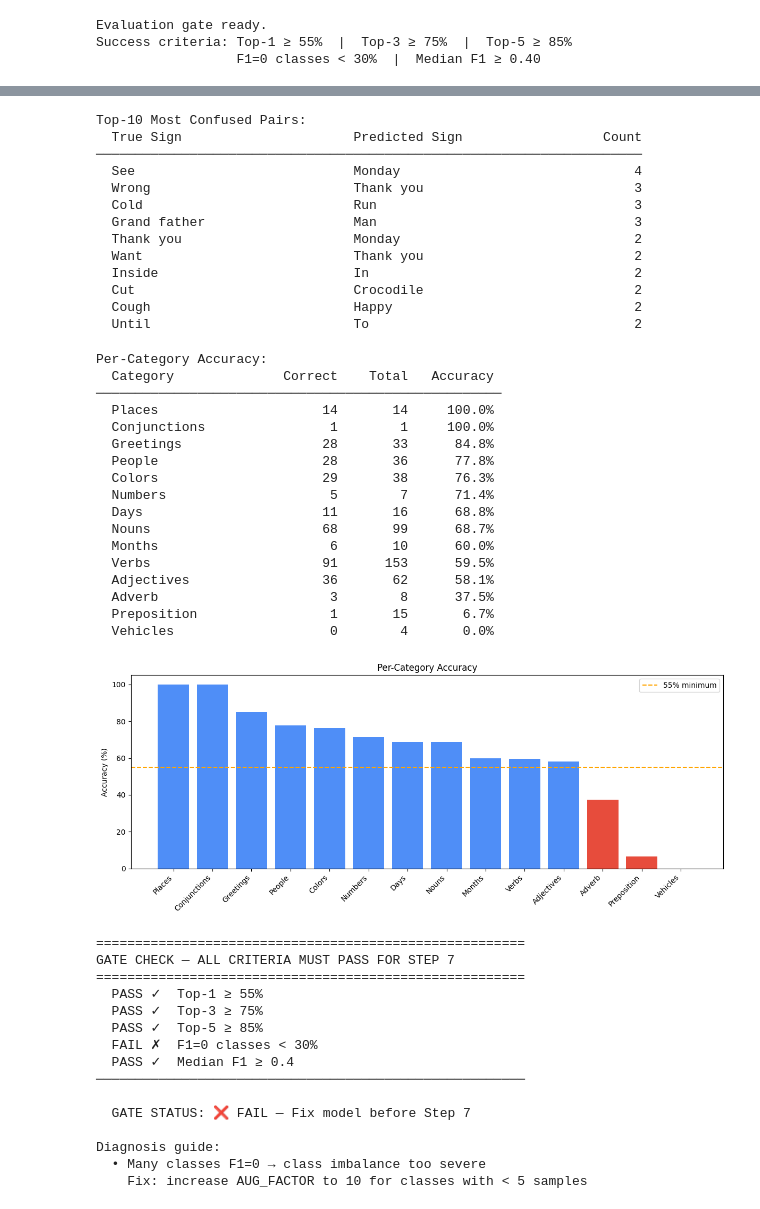
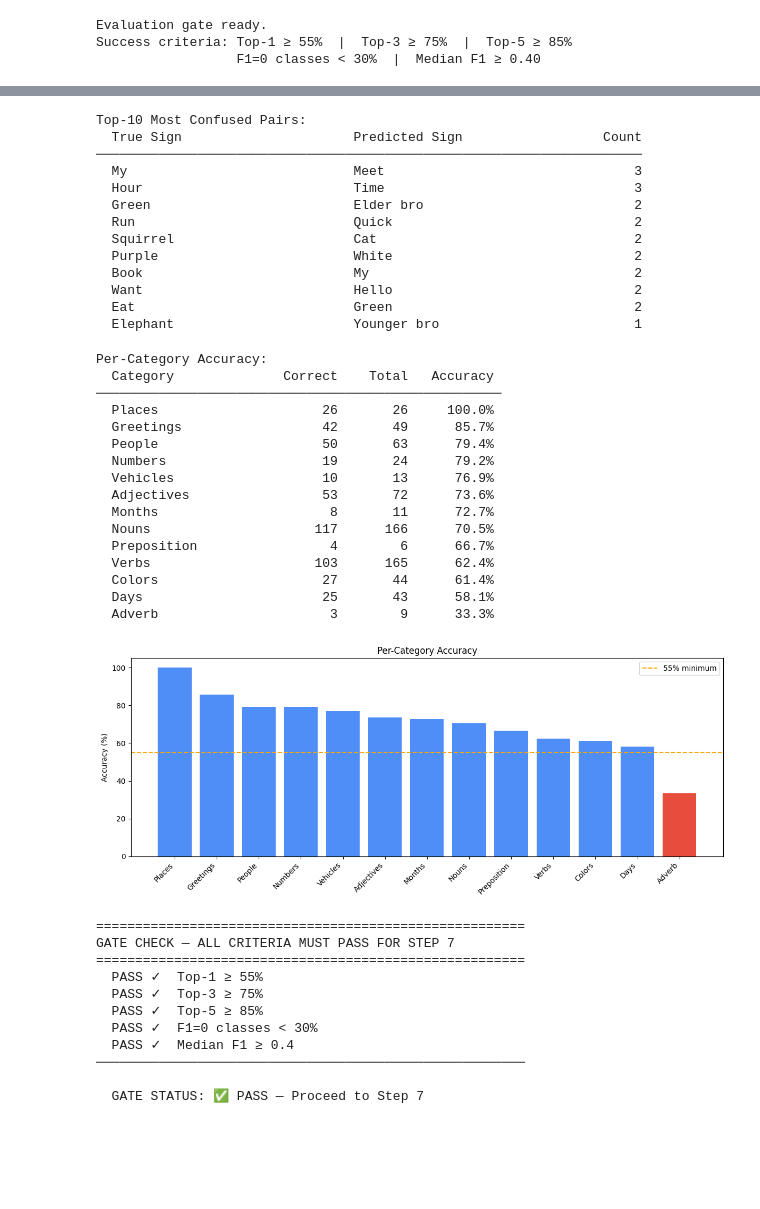
Before and after one commit to SenithuThisas/MudraLearn, a Jupyter notebook: ml/notebooks/08_evaluation.ipynb, the cells around one changed output, grey strips where cells are left out. Drawn from its saved outputs; the diff is of its cells as text; code cells hidden in the pictures; blank space fills up the shorter version.

```diff
--- a/ml/notebooks/08_evaluation.ipynb
+++ b/ml/notebooks/08_evaluation.ipynb
@@ -13,8 +13,8 @@ from sklearn.metrics import classification_report, confusion_matrix, f1_score
 RANDOM_SEED  = 42
 SEQUENCE_LEN = 60
 
-DATA_DIR  = pathlib.Path("../data/hand_v2")
-MODEL_DIR = pathlib.Path("../saved_models/v2")
+DATA_DIR  = pathlib.Path("../data/experiment_170")
+MODEL_DIR = pathlib.Path("../saved_models")
 
 np.random.seed(RANDOM_SEED)
 
@@ -34,7 +34,7 @@ Success criteria: Top-1 ≥ 55%  |  Top-3 ≥ 75%  |  Top-5 ≥ 85%
                   F1=0 classes < 30%  |  Median F1 ≥ 0.40
 # %%
 # Load production candidate
-candidate_path = MODEL_DIR / "mudralearn_v2_candidate.keras"
+candidate_path = MODEL_DIR / "mudralearn_model.keras"
 model = keras.models.load_model(str(candidate_path))
 print(f"Model loaded: {candidate_path}")
 
@@ -43,7 +43,7 @@ X_test = np.load(DATA_DIR / "X_test_hand.npy")
 y_test = np.load(DATA_DIR / "y_test_hand.npy")
 
 # Load label map
-with open(MODEL_DIR / "label_map_v2.json") as f:
+with open(MODEL_DIR / "label_map.json") as f:
     label_map = json.load(f)     # {"0": "sign_name", ...}
 
 class_names = [label_map[str(i)] for i in range(len(label_map))]
@@ -204,20 +204,20 @@ for (true_idx, pred_idx), count in top10_errors:
 Top-10 Most Confused Pairs:
   True Sign                      Predicted Sign                  Count
 ──────────────────────────────────────────────────────────────────────
-  See                            Monday                              4
-  Wrong                          Thank you                           3
-  Cold                           Run                                 3
-  Grand father                   Man                                 3
-  Thank you                      Monday                              2
-  Want                           Thank you                           2
-  Inside                         In                                  2
-  Cut                            Crocodile                           2
-  Cough                          Happy                               2
-  Until                          To                                  2
+  My                             Meet                                3
+  Hour                           Time                                3
+  Green                          Elder bro                           2
+  Run                            Quick                               2
+  Squirrel                       Cat                                 2
+  Purple                         White                               2
+  Book                           My                                  2
+  Want                           Hello                               2
+  Eat                            Green                               2
+  Elephant                       Younger bro                         1
 # %%
 # Load the label encoder to get sign → category mapping
 # Category = parent directory name from Dataset - Original
-with open(MODEL_DIR / "label_map_v2.json") as f:
+with open(MODEL_DIR / "label_map.json") as f:
     label_map_v2 = json.load(f)
 
 # Build sign → category lookup from the original folder structure
@@ -242,49 +242,48 @@ for true_i, pred_i in zip(y_true, y_pred):
     cat_total[cat]   = cat_total.get(cat, 0) + 1
     cat_correct[cat] = cat_correct.get(cat, 0) + (1 if true_i == pred_i else 0)
 
 cat_acc = {cat: cat_correct[cat] / cat_total[cat] for cat in cat_total}
 sorted_cats = sorted(cat_acc.items(), key=lambda x: x[1], reverse=True)
 
 print("Per-Category Accuracy:")
 print(f"  {'Category':<20} {'Correct':>8} {'Total':>8} {'Accuracy':>10}")
 print("─" * 52)
 for cat, acc in sorted_cats:
     print(f"  {cat:<20} {cat_correct[cat]:>8} {cat_total[cat]:>8} {acc*100:>9.1f}%")
 
 # Bar chart
 fig, ax = plt.subplots(figsize=(12, 5))
 cats   = [c for c, _ in sorted_cats]
 accs   = [a for _, a in sorted_cats]
 colors = ["#4f8ef7" if a >= 0.55 else "#e74c3c" for a in accs]
 ax.bar(cats, [a * 100 for a in accs], color=colors)
 ax.axhline(55, color="orange", linestyle="--", label="55% minimum")
 ax.set_ylabel("Accuracy (%)")
 ax.set_title("Per-Category Accuracy")
 plt.xticks(rotation=45, ha="right")
 ax.legend()
 plt.tight_layout()
-cat_plot_path = MODEL_DIR / "category_accuracy_v2.png"
+cat_plot_path = MODEL_DIR / "category_accuracy.png"
 plt.savefig(cat_plot_path, dpi=150)
 plt.show()
 # %% [output]
 Per-Category Accuracy:
   Category              Correct    Total   Accuracy
 ────────────────────────────────────────────────────
-  Places                     14       14     100.0%
-  Conjunctions                1        1     100.0%
-  Greetings                  28       33      84.8%
-  People                     28       36      77.8%
-  Colors                     29       38      76.3%
-  Numbers                     5        7      71.4%
-  Days                       11       16      68.8%
-  Nouns                      68       99      68.7%
-  Months                      6       10      60.0%
-  Verbs                      91      153      59.5%
-  Adjectives                 36       62      58.1%
-  Adverb                      3        8      37.5%
-  Preposition                 1       15       6.7%
-  Vehicles                    0        4       0.0%
+  Places                     26       26     100.0%
+  Greetings                  42       49      85.7%
+  People                     50       63      79.4%
+  Numbers                    19       24      79.2%
+  Vehicles                   10       13      76.9%
+  Adjectives                 53       72      73.6%
+  Months                      8       11      72.7%
+  Nouns                     117      166      70.5%
+  Preposition                 4        6      66.7%
+  Verbs                     103      165      62.4%
+  Colors                     27       44      61.4%
+  Days                       25       43      58.1%
+  Adverb                      3        9      33.3%
-[figure, old version]
+[figure, new version]
 # %%
 # Evaluate all success criteria
 criteria = {
@@ -324,15 +323,11 @@ GATE CHECK — ALL CRITERIA MUST PASS FOR STEP 7
   PASS ✓  Top-1 ≥ 55%
   PASS ✓  Top-3 ≥ 75%
   PASS ✓  Top-5 ≥ 85%
-  FAIL ✗  F1=0 classes < 30%
+  PASS ✓  F1=0 classes < 30%
   PASS ✓  Median F1 ≥ 0.4
 ───────────────────────────────────────────────────────
 
-  GATE STATUS: ❌ FAIL — Fix model before Step 7
-
-Diagnosis guide:
-  • Many classes F1=0 → class imbalance too severe
-    Fix: increase AUG_FACTOR to 10 for classes with < 5 samples
+  GATE STATUS: ✅ PASS — Proceed to Step 7
 # %%
 print("=" * 50)
 print("FINDINGS SUMMARY")
```
Also changed, not shown: parts of 6 cells of this notebook.
